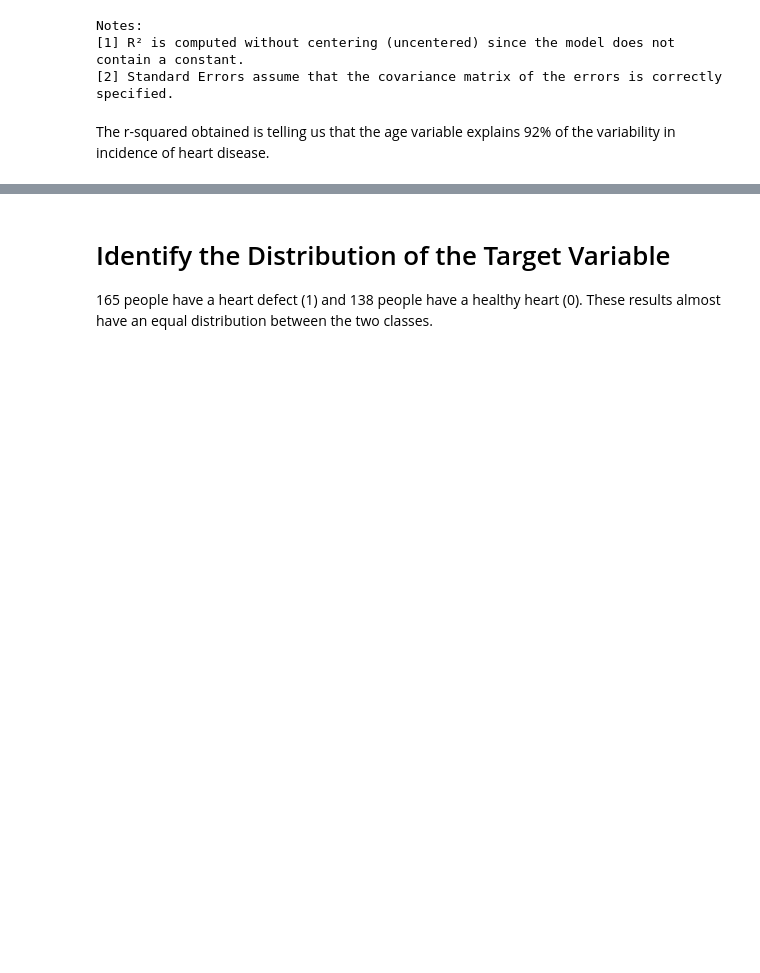
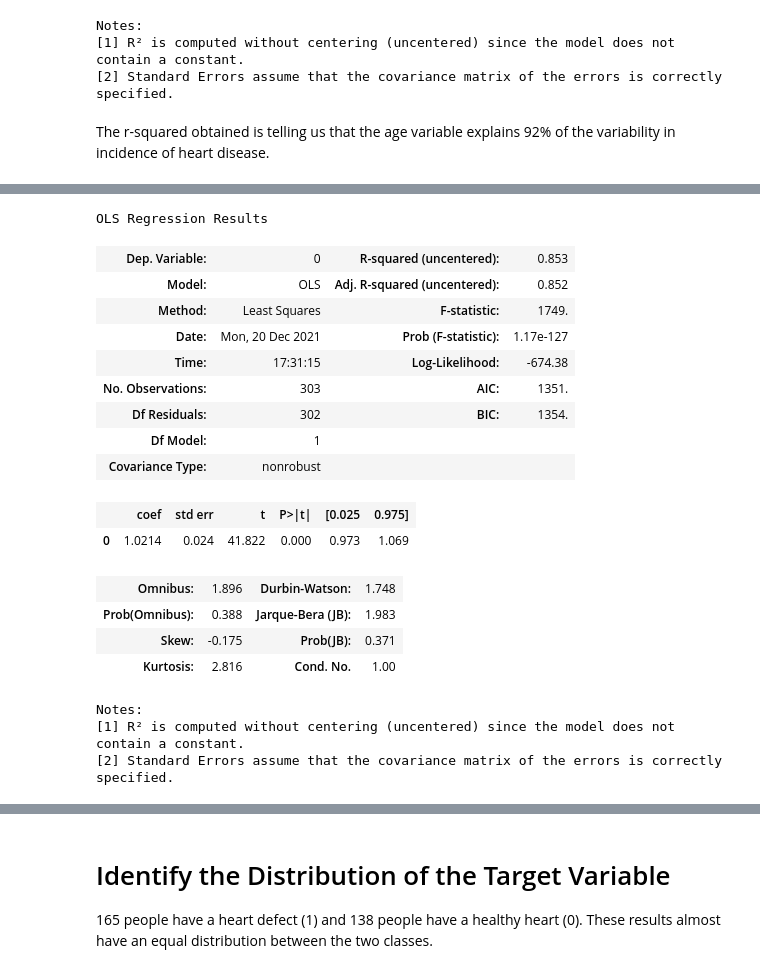
Before and after one commit to Trishmcc/Synthesised_Dataset, a Jupyter notebook: Synthesised_Dataset.ipynb, the cells around one changed output, grey strips where cells are left out. Saved outputs shown, nothing was run; the diff lists cells and outputs as text; code cells hidden in the pictures; blank space fills up the shorter version.

```diff
--- a/Synthesised_Dataset.ipynb
+++ b/Synthesised_Dataset.ipynb
@@ -475,0 +518,3 @@ KeyError: 'age_data_pd'
+# %%
+sex_data_pd = pd.DataFrame(sex_data)
+print(sex_data_pd)
@@ -475,0 +536,24 @@ KeyError: 'age_data_pd'
+# %%
+lm = sm.OLS(heart_disease_pd, sex_data_pd).fit() # fitting the model
+
+lm.summary()
+# %% [output]
+OLS Regression Results
+| Dep. Variable: | 0 | R-squared (uncentered): | 0.853 |
+| Model: | OLS | Adj. R-squared (uncentered): | 0.852 |
+| Method: | Least Squares | F-statistic: | 1749. |
+| Date: | Mon, 20 Dec 2021 | Prob (F-statistic): | 1.17e-127 |
+| Time: | 17:31:15 | Log-Likelihood: | -674.38 |
+| No. Observations: | 303 | AIC: | 1351. |
+| Df Residuals: | 302 | BIC: | 1354. |
+| Df Model: | 1 |  |  |
+| Covariance Type: | nonrobust |  |  |
+|  | coef | std err | t | P>|t| | [0.025 | 0.975] |
+| 0 | 1.0214 | 0.024 | 41.822 | 0.000 | 0.973 | 1.069 |
+| Omnibus: | 1.896 | Durbin-Watson: | 1.748 |
+| Prob(Omnibus): | 0.388 | Jarque-Bera (JB): | 1.983 |
+| Skew: | -0.175 | Prob(JB): | 0.371 |
+| Kurtosis: | 2.816 | Cond. No. | 1.00 |
+Notes:
+[1] R² is computed without centering (uncentered) since the model does not contain a constant.
+[2] Standard Errors assume that the covariance matrix of the errors is correctly specified.
```
Also changed, not shown: parts of 27 cells of this notebook.
